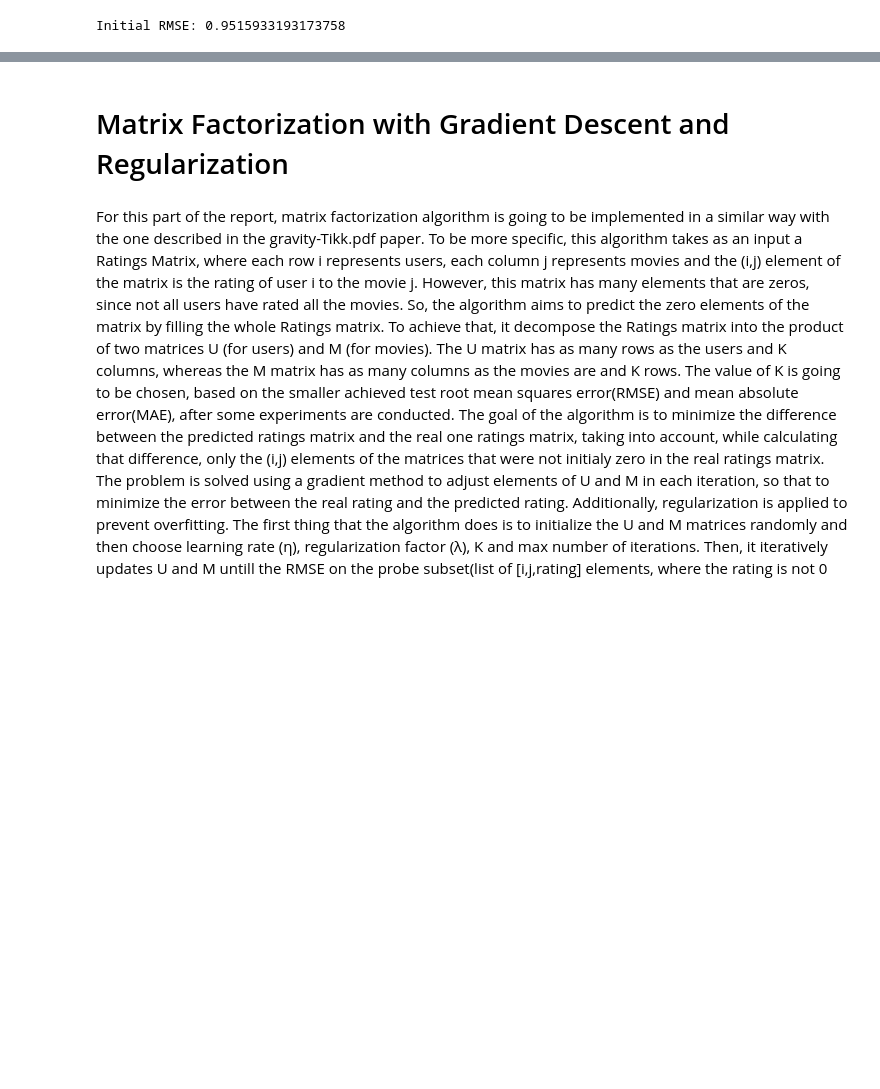
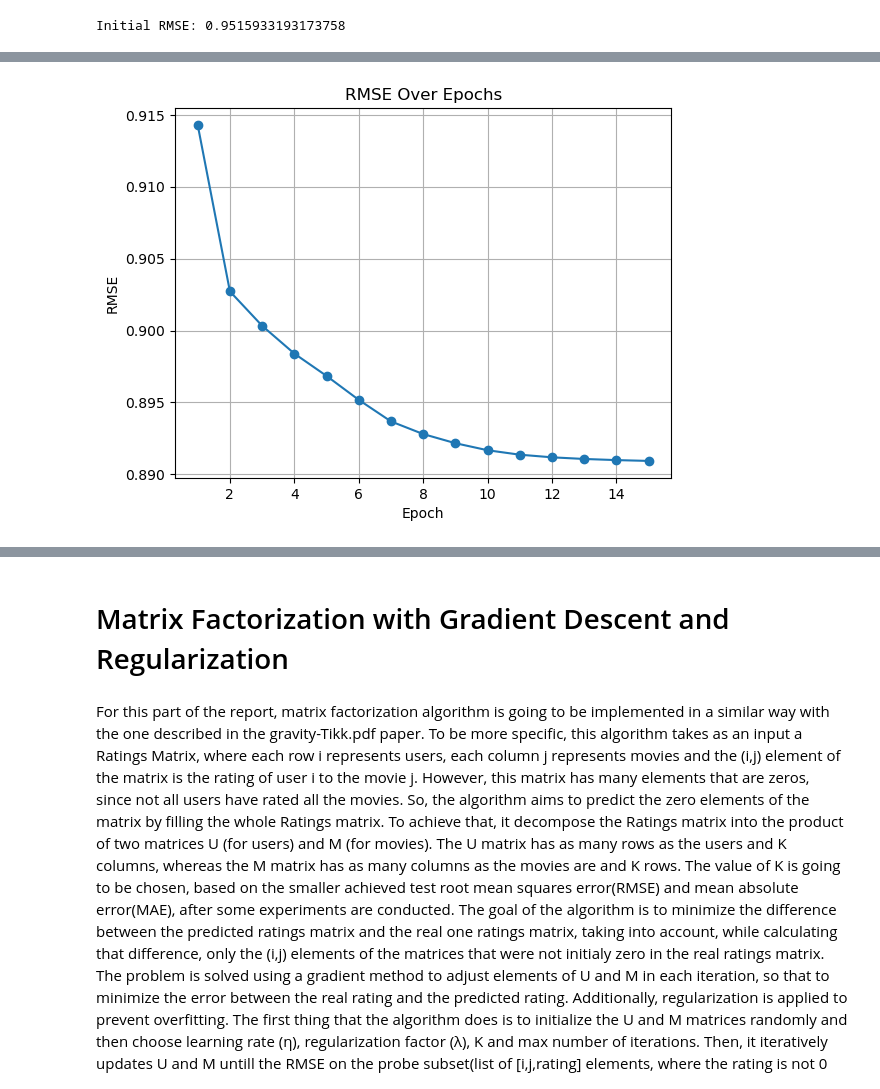
Before and after one commit to filipe-21903016/adm2023-assignment1, a Jupyter notebook: recommender_systems_combined.ipynb, the cells around one changed output, grey strips where cells are left out. Drawn from its saved outputs; the diff is of its cells as text; code cells hidden in the pictures; blank space fills up the shorter version.

```diff
--- a/recommender_systems_combined.ipynb
+++ b/recommender_systems_combined.ipynb
@@ -422,5 +384,17 @@ MAE: 0.726
 # %%
 class roundrobin:
+    """
+    A custom iterator for interleaving two arrays in a round-robin fashion.
+
+    :param U: The first array to be interleaved.
+    :type U: numpy.ndarray
+
+    :param V: The second array to be interleaved.
+    :type V: numpy.ndarray
+
+    This class is used to create a custom iterator that interleaves elements from two arrays 'U' and 'V' in a
+    round-robin fashion.
+    """
     def __init__(self, U, V):
         self.U = U
         self.V = V
@@ -514,6 +495,9 @@ x = \frac{\sum_{j} v_{sj}(m_{rj} - \sum_{k \neq s} u_{rk}v_{kj})}{\sum_{j} v^{2}
 $$
 # %%
 def optimize_x(M, U, V, r, s):
+    """
+    Optimize U[r, s] in UV decomposition.
+    """
     urk = np.delete(U[r, :], s, axis=0)
     vkj = np.delete(V, s, axis=0)
 
@@ -533,6 +517,9 @@ y = \frac{\sum_{i} u_{ir}(m_{is} - \sum_{k \neq r} u_{ik}v_{ks})}{\sum_{i} u^{2}
 $$
 # %%
 def optimize_y(M, U, V, r, s):
+    """
+    Optimize V[r, s] in UV decomposition.
+    """
     uik = np.delete(U, r, axis=1)
     vks = np.delete(V[:,s], r, axis=0)
 
@@ -555,6 +544,7 @@ Initial RMSE: 0.9515933193173758
 # %%
 same_err = 0
 last_err = float('inf')
+rmse_history = []
 for _ in tqdm(range(15)):
     # Stop if error doesn't improve for 3 epochs
     if same_err >= 3:
@@ -569,7 +559,8 @@ for _ in tqdm(range(15)):
 
     # Monitoring
     UV = np.dot(U, V)
-    err = round(rmse_2d(M, UV),3)
+    err = rmse_2d(M, UV)
+    rmse_history.append(err)
     if err == last_err:
       same_err += 1
     last_err = err
@@ -592,3 +601,13 @@ RMSE: 0.891
+# %%
+epochs = range(1, len(rmse_history) + 1)
+plt.plot(epochs, rmse_history, marker='o', linestyle='-')
+plt.title('RMSE Over Epochs')
+plt.xlabel('Epoch')
+plt.ylabel('RMSE')
+plt.grid(True)
+plt.show()
+# %% [output]
+[figure, added]
 # %%
 UV = np.dot(U, V)
 print(f'Optimized RMSE: {rmse_2d(M, UV)}')
```
Also changed, not shown: parts of 35 cells of this notebook, 4 other files.
